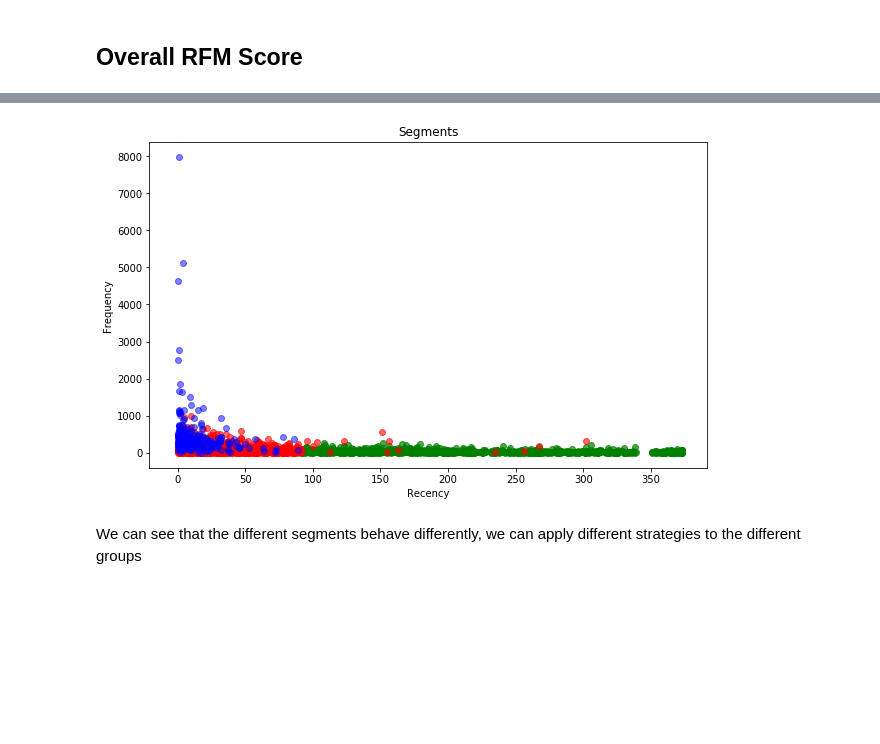
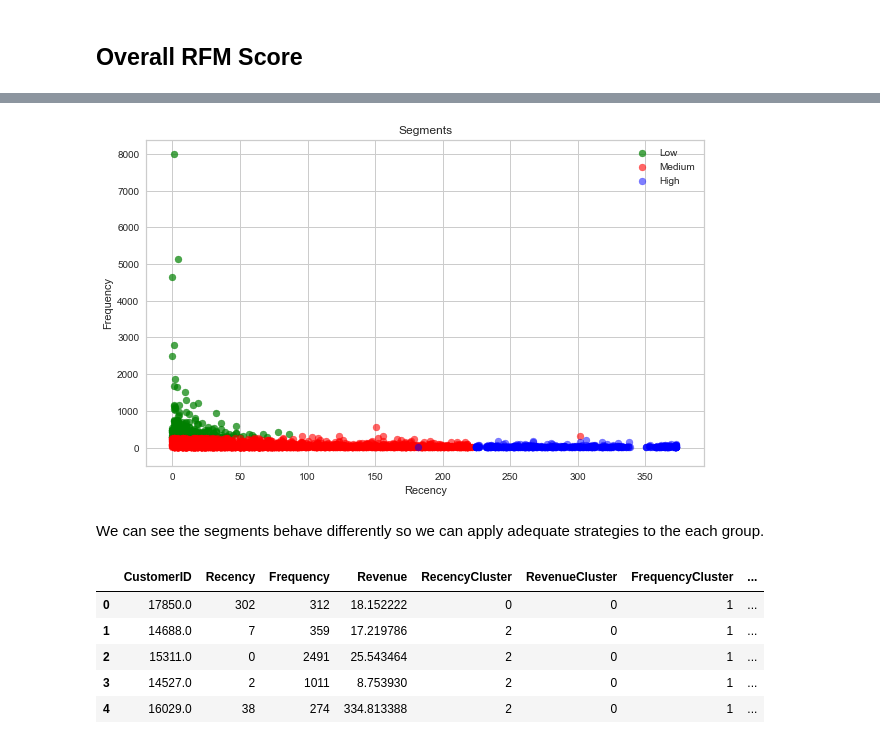
Before and after one commit to arthurcab/data-driven-marketing, a Jupyter notebook: Customer Segmentation.ipynb, the cells around one changed output, grey strips where cells are left out. Saved outputs shown, nothing was run; the diff lists cells and outputs as text; code cells hidden in the pictures; blank space fills up the shorter version.

```diff
--- a/Customer Segmentation.ipynb
+++ b/Customer Segmentation.ipynb
@@ -218,0 +227,7 @@ def rfm_cluster(df, cluster_variable, n_clusters, ascending):
+# %%
+# Create the Recency cluster, smaller recency is
+# better, so we set ascending to False
+users = rfm_cluster(users, 'Recency', 3, False)
+
+# Check the df with the clusters
+users.head()
@@ -243,0 +280,6 @@ user_df.groupby('RevenueCluster')['Revenue'].describe()
+# %%
+# Create the Frequency Clusters
+users = rfm_cluster(users,'Frequency', 3, True)
+
+# describe the clusters
+users.groupby('FrequencyCluster')['Frequency'].describe()
@@ -246,6 +296,8 @@ user_df.groupby('RevenueCluster')['Revenue'].describe()
 # %%
-user_df['OverallScore'] = user_df['RecencyCluster'] + user_df['FrequencyCluster'] + user_df['RevenueCluster']
-user_df.groupby('OverallScore')[['Recency', 'Frequency', 'Revenue']].mean()
+users['OverallScore'] = users['FrequencyCluster'] + users['RevenueCluster'] - users['RecencyCluster']
+
+# Show the
+users.groupby('OverallScore')[['Recency', 'Frequency', 'Revenue']].mean()
 # %% [output]
 |  | Recency | Frequency | Revenue |
 | OverallScore |  |  |  |
@@ -265,10 +317,10 @@ We can arbitrarily assign labels for the different Overall Score clusters for th
 # %%
 # Create the Segment variable based on the OverallScore
-x = user_df['OverallScore']
-conditions = [x<2, x<5]
+x = users['OverallScore']
+conditions = [x<0, x<2]
 choices = ['Low', 'Medium']
 
-user_df['Segment'] = np.select(conditions, choices, default='High')
+users['Segment'] = np.select(conditions, choices, default='High')
 # %%
 fig = plt.figure(figsize=(10, 6))
 plt.title('Segments')
@@ -335,21 +387,32 @@ plt.legend();
 # %%
 fig = plt.figure(figsize=(10, 6))
 plt.title('Segments')
 plt.xlabel('Recency')
 plt.ylabel('Frequency')
 
-plt.scatter(x=user_df.query("Segment == 'Low'")['Recency'],
-            y= user_df.query("Segment == 'Low'")['Frequency'],
-            c='green', alpha=0.7)
+plt.scatter(x=users.query("Segment == 'Low'")['Recency'],
+            y= users.query("Segment == 'Low'")['Frequency'],
+            c='green', alpha=0.7, label='Low')
 
-plt.scatter(x=user_df.query("Segment == 'Medium'")['Recency'],
-            y=user_df.query("Segment == 'Medium'")['Frequency'],
-            c='red', alpha=0.6)
+plt.scatter(x=users.query("Segment == 'Medium'")['Recency'],
+            y=users.query("Segment == 'Medium'")['Frequency'],
+            c='red', alpha=0.6, label='Medium')
 
-plt.scatter(x=user_df.query("Segment == 'High'")['Recency'],
-            y=user_df.query("Segment == 'High'")['Frequency'],
-            c='blue', alpha=0.5);
+plt.scatter(x=users.query("Segment == 'High'")['Recency'],
+            y=users.query("Segment == 'High'")['Frequency'],
+            c='blue', alpha=0.5, label='High')
+
+plt.legend();
 # %% [output]
-[figure, old version]
+[figure, new version]
 # %% [markdown]
-We can see that the different segments behave differently, we can apply different strategies to the different groups
+We can see the segments behave differently so we can apply adequate strategies to the each group.
+# %%
+users.head()
+# %% [output]
+|  | CustomerID | Recency | Frequency | Revenue | RecencyCluster | RevenueCluster | FrequencyCluster | ... |
+| 0 | 17850.0 | 302 | 312 | 18.152222 | 0 | 0 | 1 | ... |
+| 1 | 14688.0 | 7 | 359 | 17.219786 | 2 | 0 | 1 | ... |
+| 2 | 15311.0 | 0 | 2491 | 25.543464 | 2 | 0 | 1 | ... |
+| 3 | 14527.0 | 2 | 1011 | 8.753930 | 2 | 0 | 1 | ... |
+| 4 | 16029.0 | 38 | 274 | 334.813388 | 2 | 0 | 1 | ... |
```
Also changed, not shown: parts of 54 cells of this notebook.
